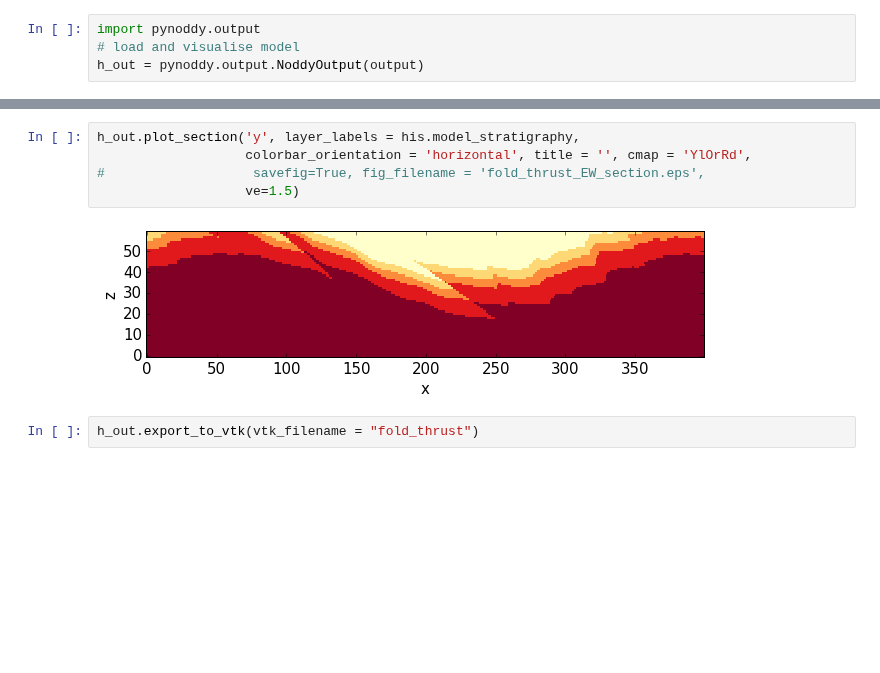
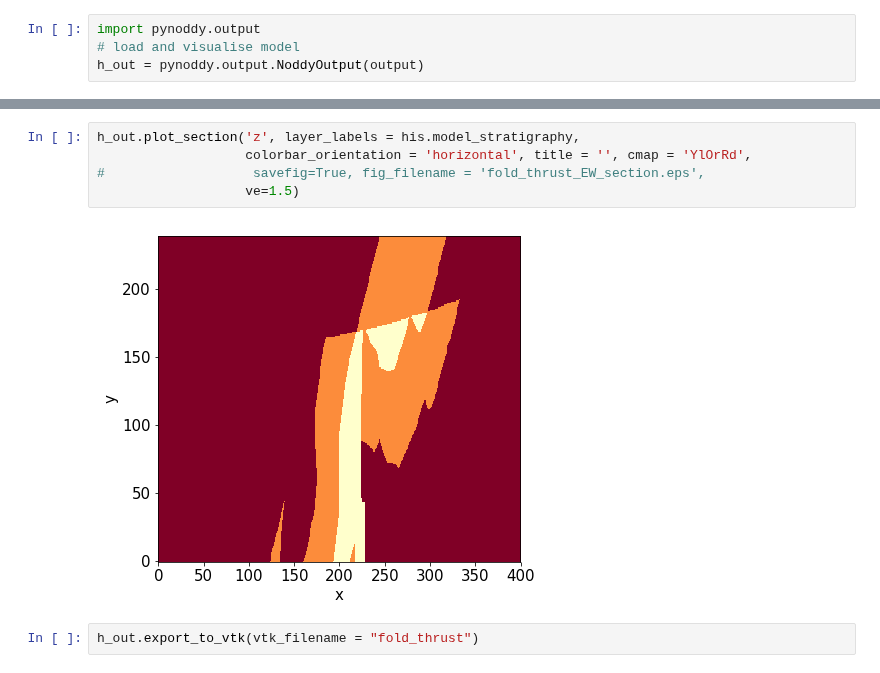
Before and after one commit to cgre-aachen/pynoddy, a Jupyter notebook: docs/notebooks/5-Geophysical-Potential-Fields.ipynb, the cells around one changed output, grey strips where cells are left out. Saved outputs shown, nothing was run; the diff lists cells and outputs as text; blank space fills up the shorter version.

```diff
--- a/docs/notebooks/5-Geophysical-Potential-Fields.ipynb
+++ b/docs/notebooks/5-Geophysical-Potential-Fields.ipynb
@@ -71,10 +74,10 @@ h_out.plot_section('x',
 # %%
-h_out.plot_section('y', layer_labels = his.model_stratigraphy,
+h_out.plot_section('z', layer_labels = his.model_stratigraphy,
                    colorbar_orientation = 'horizontal', title = '', cmap = 'YlOrRd',
 #                   savefig=True, fig_filename = 'fold_thrust_EW_section.eps',
                    ve=1.5)
 # %% [output]
-[figure, old version]
+[figure, new version]
 # %%
 h_out.export_to_vtk(vtk_filename = "fold_thrust")
 # %% [markdown]
```
Also changed, not shown: parts of 6 cells of this notebook, 7 other files.
